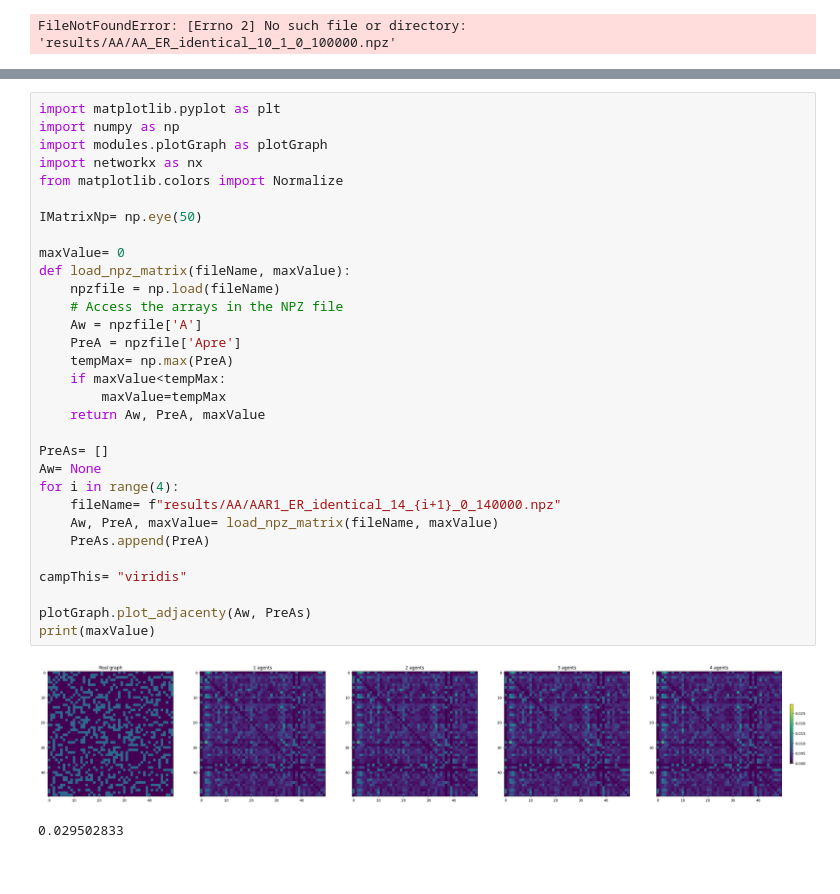
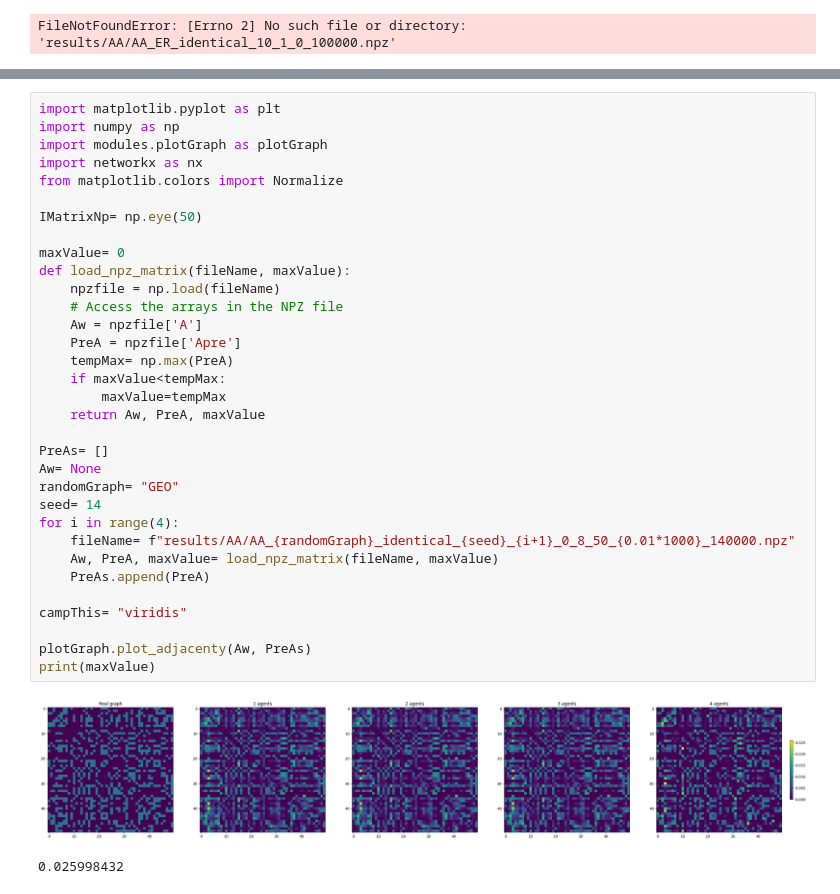
Before and after one commit to bizhili/Topology_Learning_Epis, a Jupyter notebook: command.ipynb, the cells around one changed output, grey strips where cells are left out. Drawn from its saved outputs; the diff is of its cells as text.

```diff
--- a/command.ipynb
+++ b/command.ipynb
@@ -186,36 +186,38 @@ results/AA/AA_BA_identical_14_2_0_140000.npz
 import matplotlib.pyplot as plt
 import numpy as np
 import modules.plotGraph as plotGraph
 import networkx as nx
 from matplotlib.colors import Normalize
 
 IMatrixNp= np.eye(50)
 
 maxValue= 0
 def load_npz_matrix(fileName, maxValue):
     npzfile = np.load(fileName)
     # Access the arrays in the NPZ file
     Aw = npzfile['A']
     PreA = npzfile['Apre']
     tempMax= np.max(PreA)
     if maxValue<tempMax:
         maxValue=tempMax
     return Aw, PreA, maxValue
 
 PreAs= []
 Aw= None
+randomGraph= "GEO"
+seed= 14
 for i in range(4):
-    fileName= f"results/AA/AAR1_ER_identical_14_{i+1}_0_140000.npz"
+    fileName= f"results/AA/AA_{randomGraph}_identical_{seed}_{i+1}_0_8_50_{0.01*1000}_140000.npz"
     Aw, PreA, maxValue= load_npz_matrix(fileName, maxValue)
     PreAs.append(PreA)
 
 campThis= "viridis"
 
 plotGraph.plot_adjacenty(Aw, PreAs)
 print(maxValue)
 # %% [output]
-[figure, old version]
+[figure, new version]
-0.029502833
+0.025998432
 # %%
 links= int((np.sum(Aw))/0.01)
 print(links)
```
Also changed, not shown: parts of 1 cell of this notebook, 2 other files.
